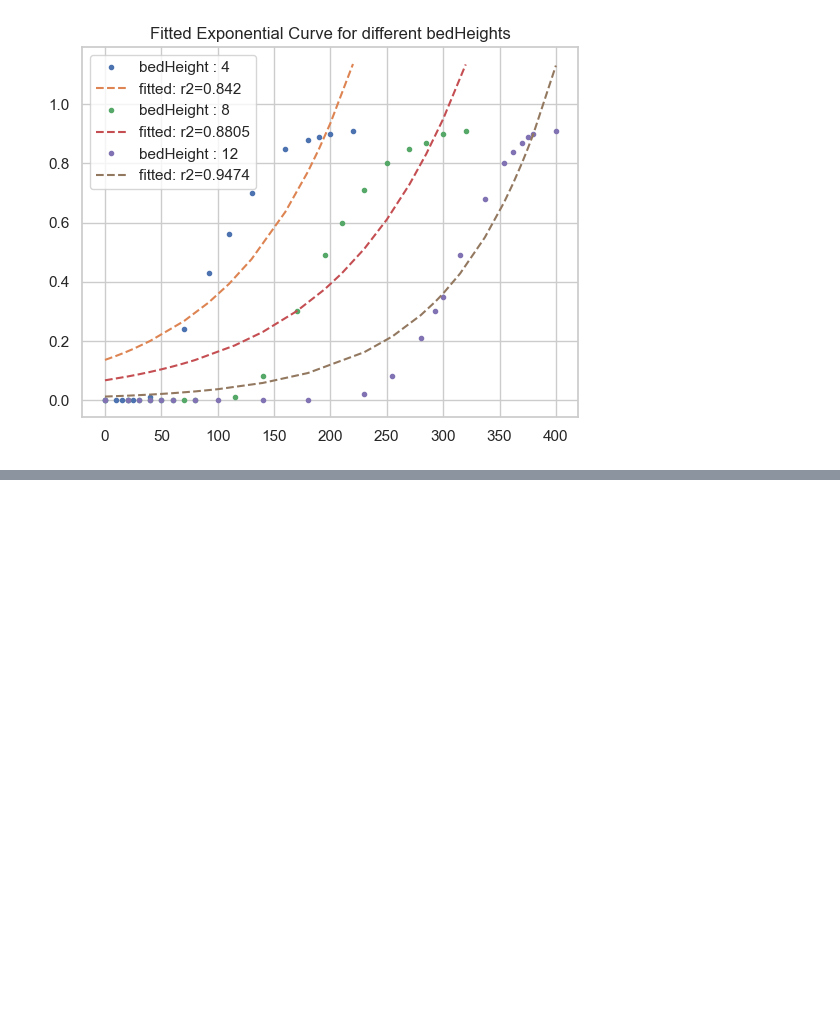
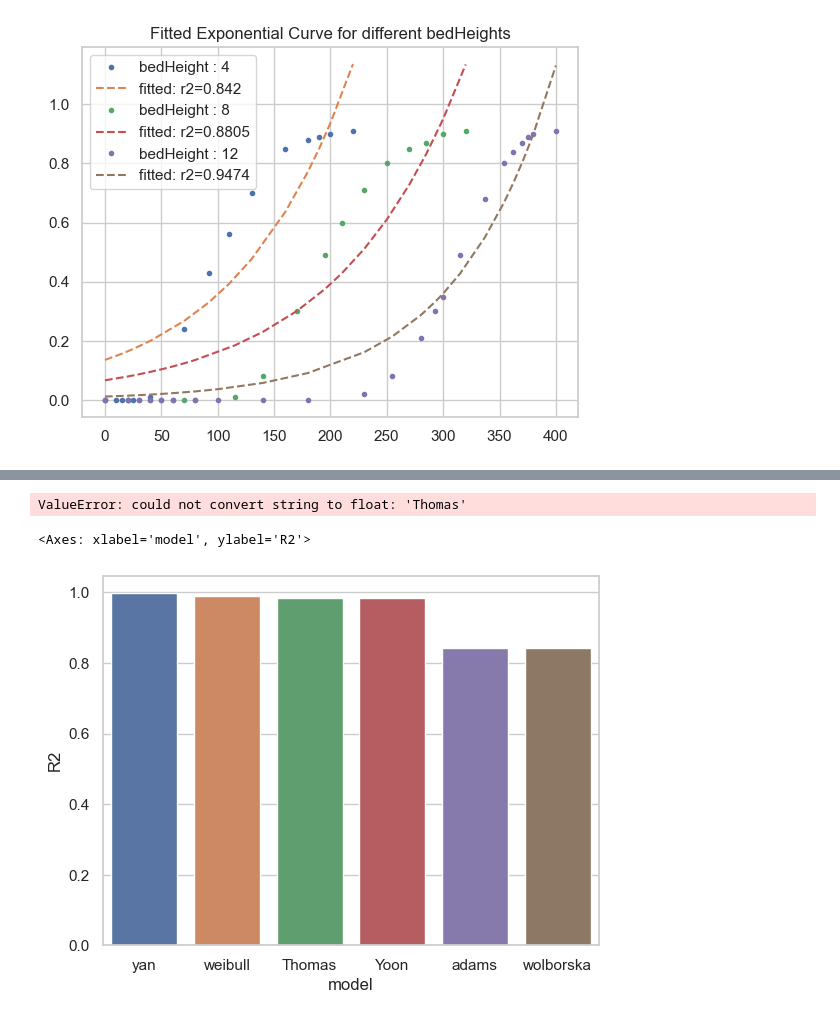
Before and after one commit to Ci-re/adsorption__rate, a Jupyter notebook: adsorption_predictor.ipynb, the cells around one changed output, grey strips where cells are left out. Saved outputs shown, nothing was run; the diff lists cells and outputs as text; code cells hidden in the pictures; blank space fills up the shorter version.

```diff
--- a/adsorption_predictor.ipynb
+++ b/adsorption_predictor.ipynb
@@ -711,0 +950,3 @@ wolborska_c_mnfc_errors
+# %%
+errors = pd.read_csv("errors.csv")
+errors
@@ -711,0 +967,3 @@ wolborska_c_mnfc_errors
+# %%
+group_errors = errors.groupby("model").mean().reset_index()
+group_errors
@@ -711,0 +978,13 @@ wolborska_c_mnfc_errors
+# %%
+group_scaled_errors = StandardScaler().fit_transform(group_errors)
+
+ax = sns.heatmap(group_scaled_errors, annot=True)
+ax.set(xlabel="", ylabel="")
+ax.xaxis.tick_top()
+# %% [output]
+ValueError: could not convert string to float: 'Thomas'
+# %%
+sns.barplot(group_errors.sort_values("R2", ascending=False), x="model", y="R2")
+# %% [output]
+<Axes: xlabel='model', ylabel='R2'>
+[figure, added]
```
Also changed, not shown: parts of 19 cells of this notebook, 14 other files.
